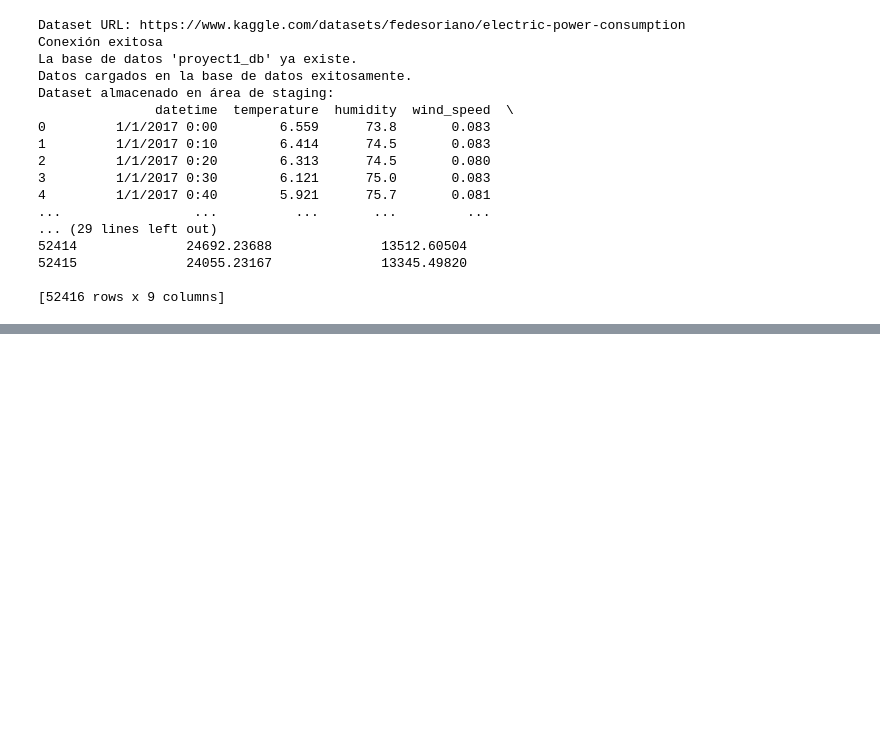
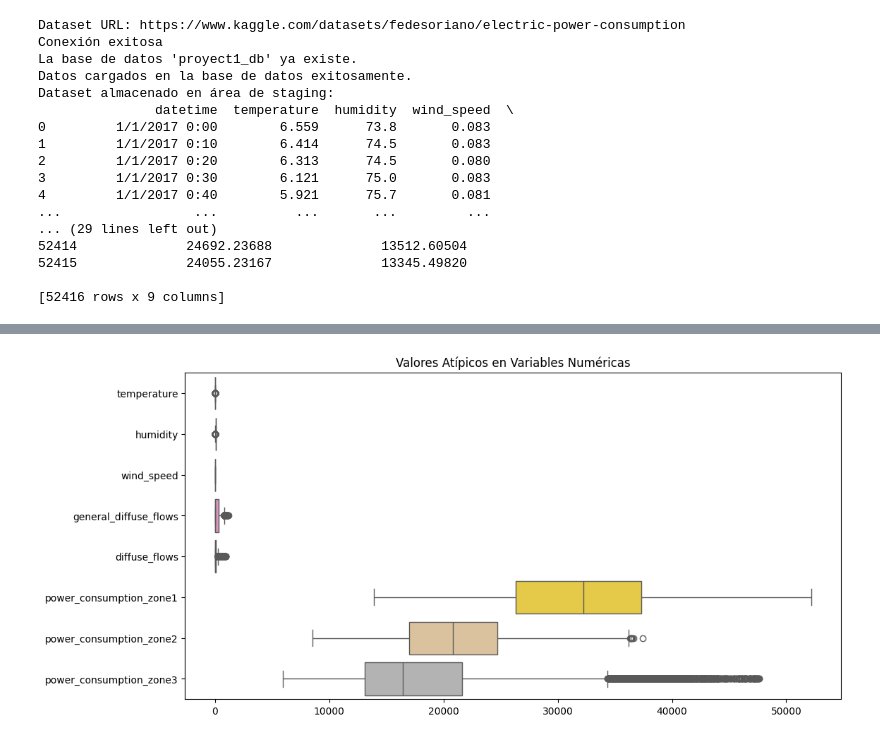
Before and after one commit to joaquinUAO/Proyecto_ETL_UAO, a Jupyter notebook: 001_proyect.ipynb, the cells around one changed output, grey strips where cells are left out. Saved outputs shown, nothing was run; the diff lists cells and outputs as text; code cells hidden in the pictures; blank space fills up the shorter version.

```diff
--- a/001_proyect.ipynb
+++ b/001_proyect.ipynb
@@ -24,0 +103,7 @@ Dataset almacenado en área de staging:
+# %%
+plt.figure(figsize=(12, 6))
+sns.boxplot(data=file_input.select_dtypes(include=np.number), orient="h", palette="Set2")
+plt.title("Valores Atípicos en Variables Numéricas")
+plt.show()
+# %% [output]
+[figure, added]
```
Also changed, not shown: parts of 10 cells of this notebook, 1 other file.
